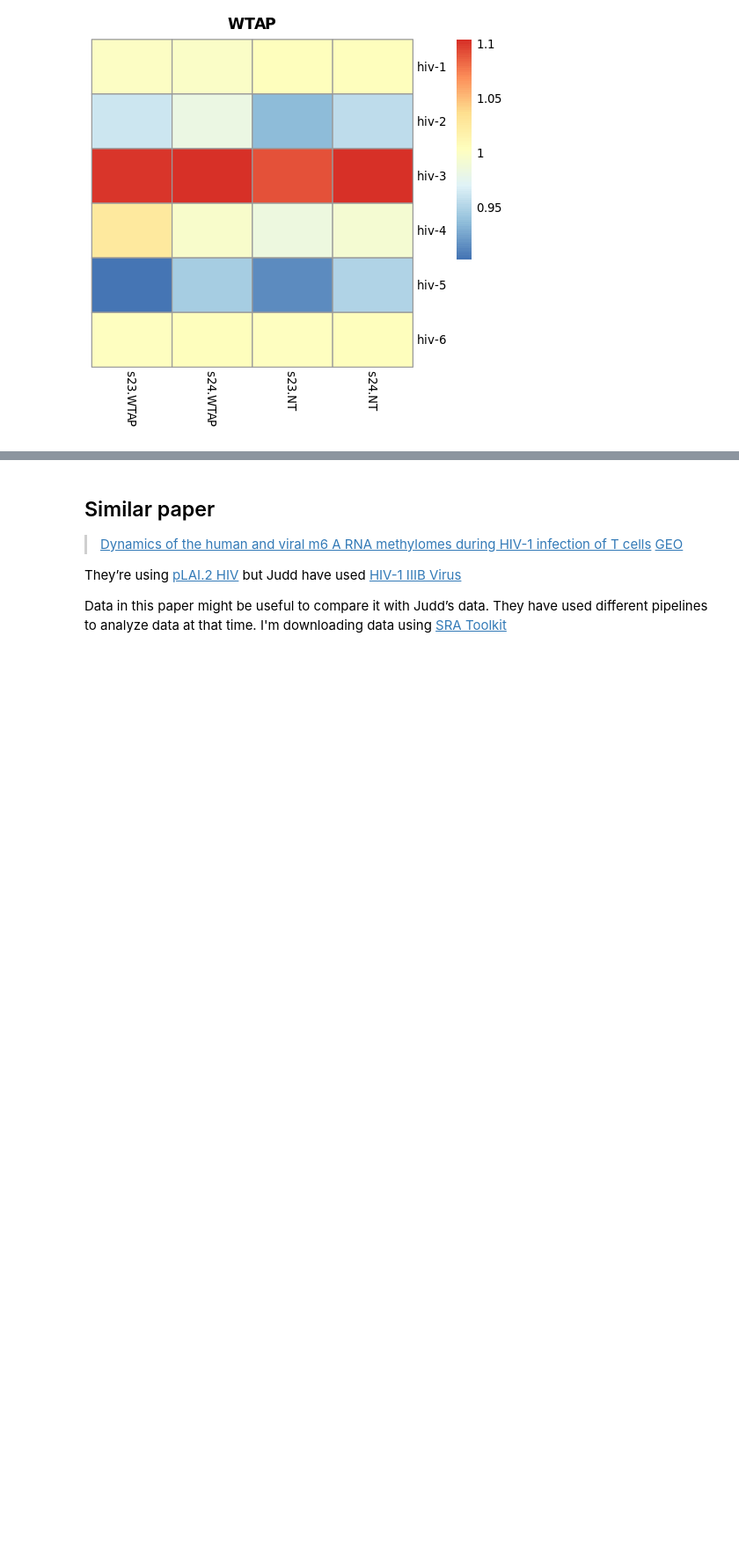
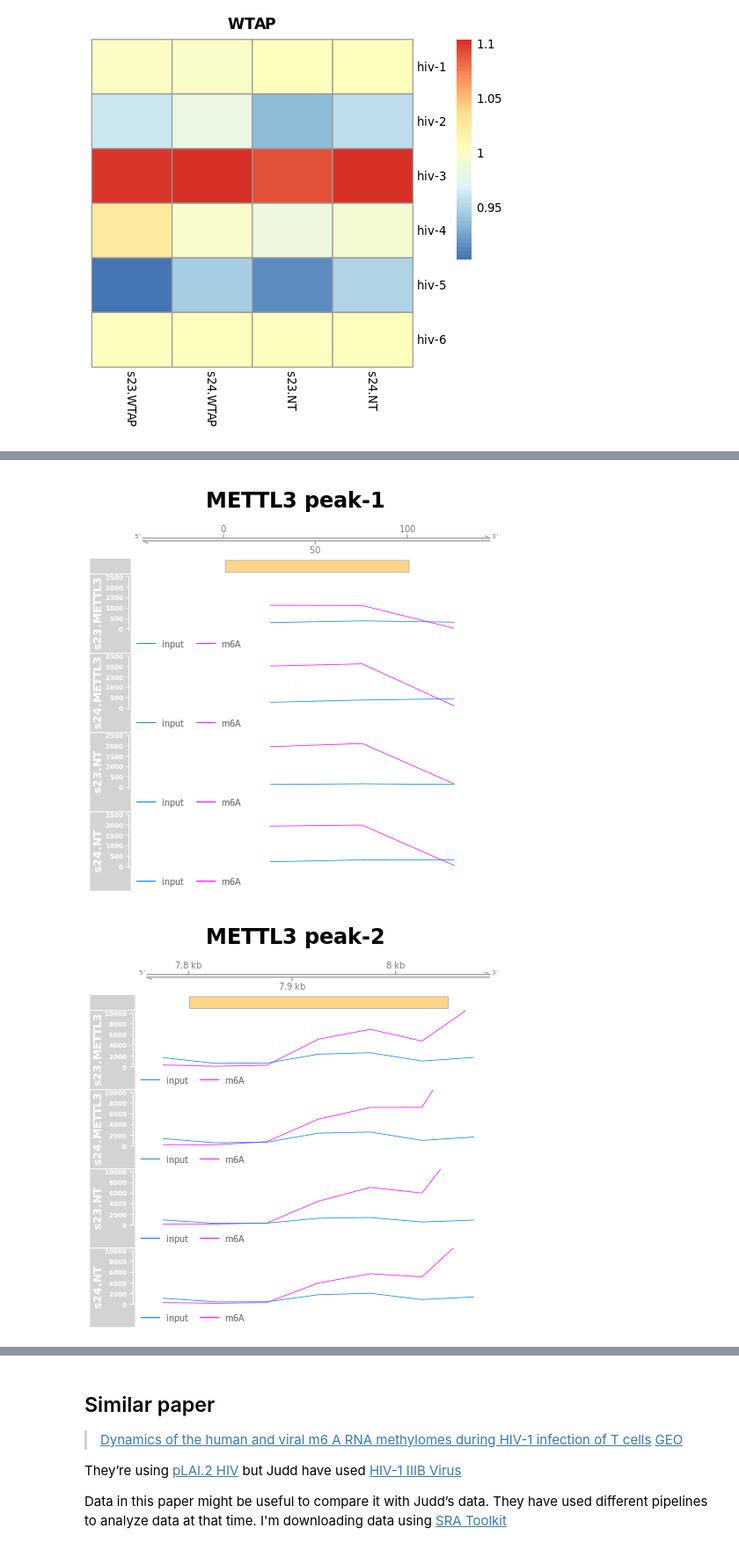
Before and after one commit to goodarzilab/Abe, a Jupyter notebook: People/Judd/notebook.ipynb, the cells around one changed output, grey strips where cells are left out. Shown at 88% size. Drawn from its saved outputs; the diff is of its cells as text; code cells hidden in the pictures; blank space fills up the shorter version.

```diff
--- a/People/Judd/notebook.ipynb
+++ b/People/Judd/notebook.ipynb
@@ -703,0 +870,8 @@ locale:
+# %%
+%%R
+treat = 'METTL3'
+ymax = c(2.5e3,1e4,4.3e4,4e4,1e4,2e4)
+peak_ploter (treat,ymax)
+# %% [output]
+[figure, added]
+[figure, added]
```
Also changed, not shown: parts of 28 cells of this notebook.
